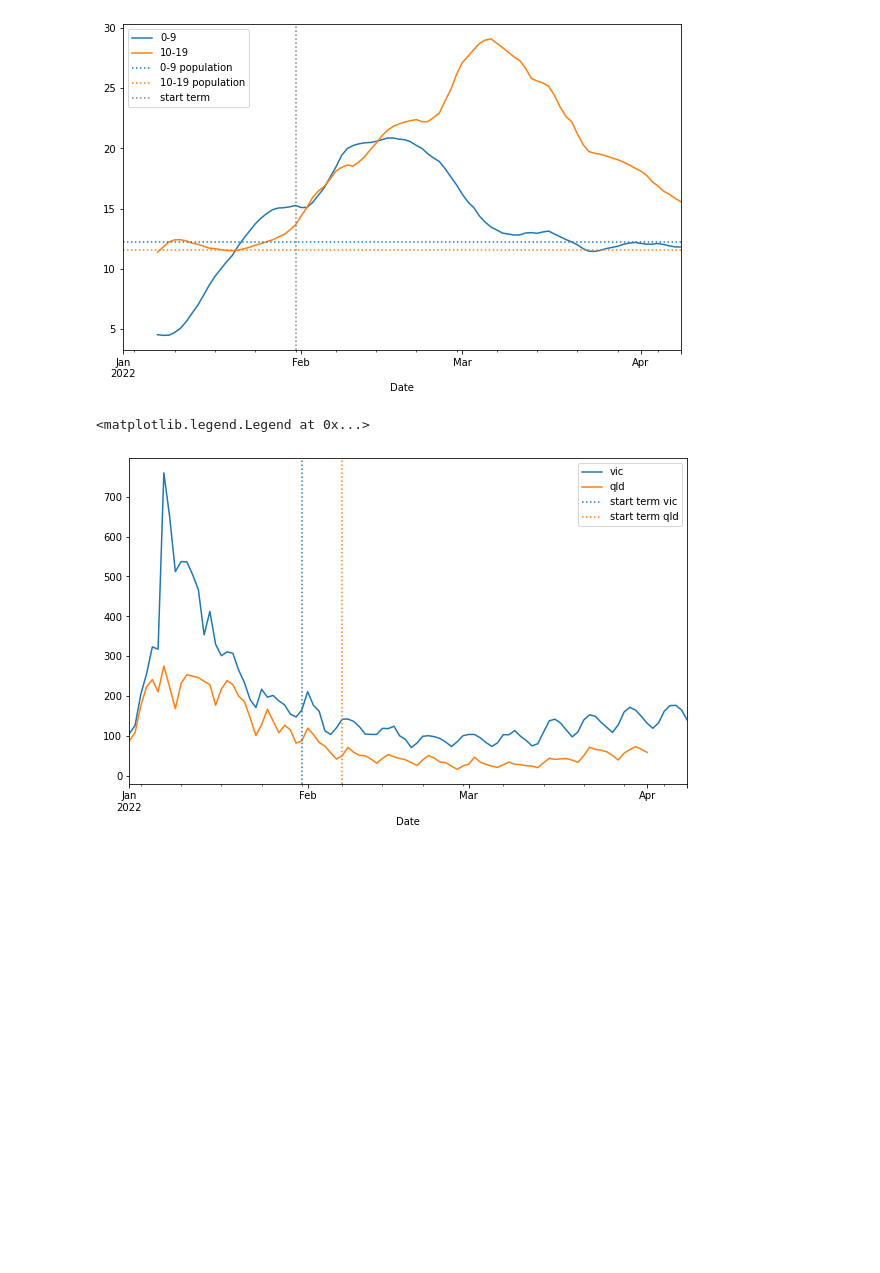
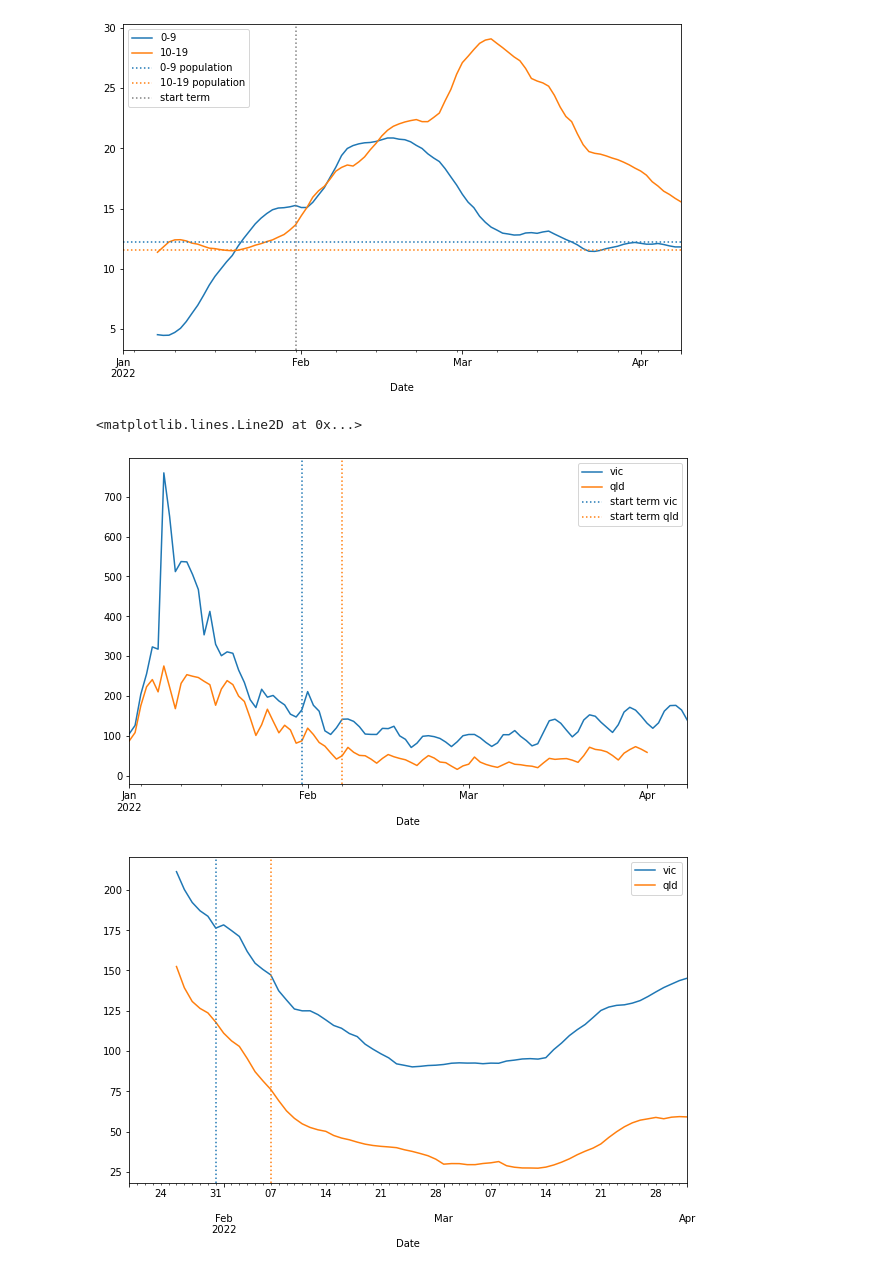
Before and after one commit to amanjit-gill-data/onsite-education-covid, a Jupyter notebook: project.ipynb, the cells around one changed output. Saved outputs shown, nothing was run; the diff lists cells and outputs as text; code cells hidden in the pictures; blank space fills up the shorter version.

```diff
--- a/project.ipynb
+++ b/project.ipynb
@@ -269,22 +269,28 @@ for ax in [ax1, ax2]:
 # %%
 # Q5 how did overall case numbers progress throughout the term, for both vic and qld?
 # answer: graph (temporal, all cases, normalised by population)
 
 # get case total per day; normalise for 100,000 population
 df_vq_total = pd.DataFrame()
 df_vq_total['vic'] = df_vic.sum(axis=1) / df_pop.loc['vic'].sum() * 100000
 df_vq_total['qld'] = df_qld.sum(axis=1) / df_pop.loc['qld'].sum() * 100000
 
 start_term_qld = datetime(2022, 2, 7)
 end_term_qld = datetime(2022, 4, 1)
 
-ax = df_vq_total.plot(figsize=FIGSIZE)
-ax.axvline(x=start_term, linestyle=':', color=col1, label='start term vic')
-ax.axvline(x=start_term_qld, linestyle=':', color=col2, label='start term qld')
-ax.legend()
+ax1 = df_vq_total.plot(figsize=FIGSIZE)
+ax1.axvline(x=start_term, linestyle=':', color=col1, label='start term vic')
+ax1.axvline(x=start_term_qld, linestyle=':', color=col2, label='start term qld')
+ax1.legend()
+
+# redo closer in
+ax2 = df_vq_total.loc[datetime(2022, 1, 20):end_term_qld].rolling(7).mean().plot(figsize=FIGSIZE)
+ax2.axvline(x=start_term, linestyle=':', color=col1, label='start term vic')
+ax2.axvline(x=start_term_qld, linestyle=':', color=col2, label='start term qld')
 # %% [output]
-<matplotlib.legend.Legend at 0x...>
+<matplotlib.lines.Line2D at 0x...>
 [figure]
+[figure, added]
 # %%
 # Q6 how does the % share of child cases in vic compare to share in qld?
 # ans: graph comparing % share of child cares in vic and qld. two series.
```
Also changed, not shown: parts of 1 cell of this notebook.
